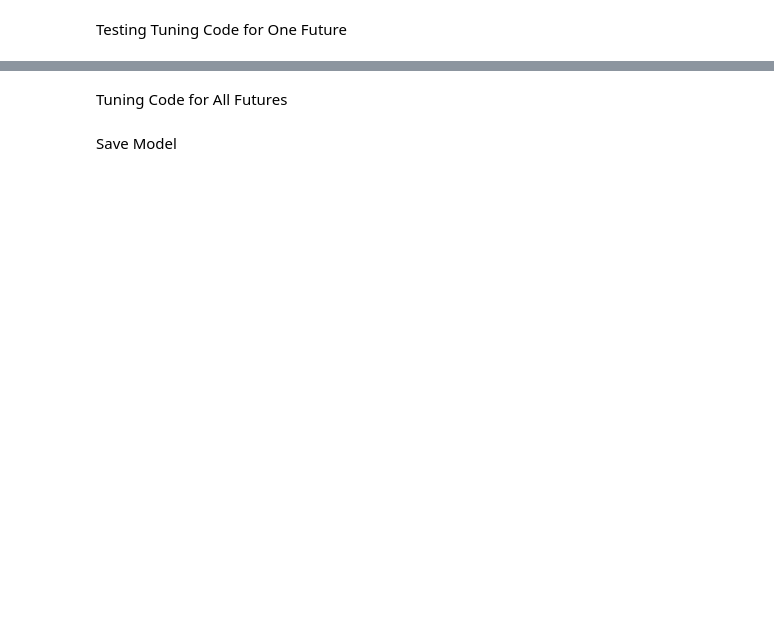
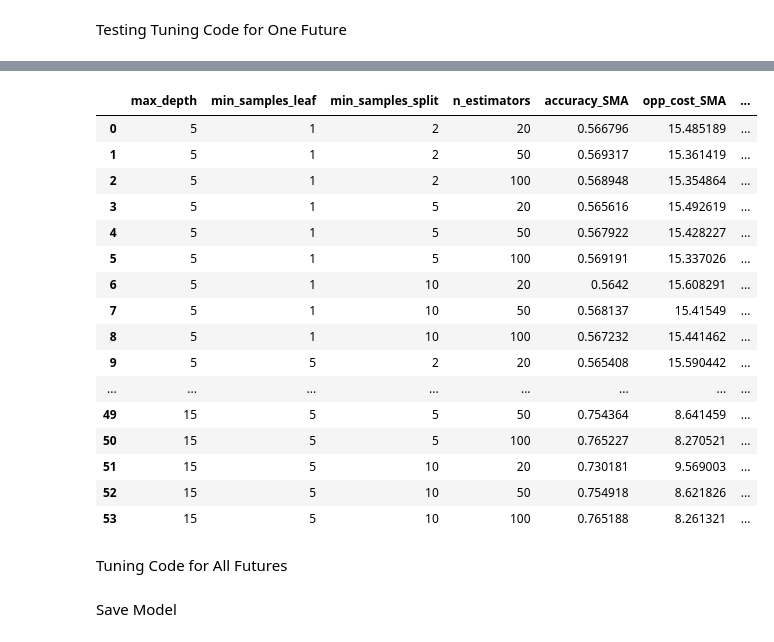
Before and after one commit to aeronsimshihwin/BT4013-toofdoctor, a Jupyter notebook: tuning_categorical_rf.ipynb, the cells around one changed output, grey strips where cells are left out. Saved outputs shown, nothing was run; the diff lists cells and outputs as text; code cells hidden in the pictures; blank space fills up the shorter version.

```diff
--- a/tuning_categorical_rf.ipynb
+++ b/tuning_categorical_rf.ipynb
@@ -13,8 +14,8 @@ futuresList = utils.futuresList
 
 rfParams = [
     {
-        "n_estimators": [20, 60, 100],
-        "max_depth": [None, 10, 20],
+        "n_estimators": [20, 50, 100],
+        "max_depth": [5, 10, 15],
         "min_samples_split": [2, 5, 10],
         "min_samples_leaf": [1, 5],
         # "max_features": ['sqrt', 'log2']
@@ -33,8 +34,6 @@ X_df = utils.generate_X_df([df.CLOSE, df.VOL], ["perc", "perc"])
 y_df = utils.generate_y_cat(df.CLOSE)
 cost_df = utils.perc_change(df.CLOSE, shift=0)
 # %%
-rfParams = [{"n_estimators": [20]}]
-
 parameter_grid = list(ParameterGrid(rfParams))
 # prepare collated results
 agg_results_collated = pd.DataFrame(index=list(range(len(parameter_grid))),
@@ -46,7 +45,8 @@ for i in range(len(parameter_grid)):
     param_set = parameter_grid[i]
     model = RandomForestClassifier(**param_set)
     win_results, agg_results = models.categorical.walk_forward(
-        model = model, X = X_df, y = y_df, cost_weight = cost_df, rolling = True, max_windows = 114
+        model = model, X = X_df, y = y_df, cost_weight = cost_df, rolling = True,
+        max_windows = 36, start_index = datetime.datetime(2010, 1, 1)
     )
     win_results_collated.append(win_results)
     agg_results_collated.loc[i, "accuracy_SMA"] = agg_results.loc["SMA", "accuracy"]
@@ -60,3 +78,23 @@ combined_df = pd.concat([parameter_df, agg_results_collated], axis=1)
+# %%
+combined_df
+# %% [output]
+|  | max_depth | min_samples_leaf | min_samples_split | n_estimators | accuracy_SMA | opp_cost_SMA | ... |
+| 0 | 5 | 1 | 2 | 20 | 0.566796 | 15.485189 | ... |
+| 1 | 5 | 1 | 2 | 50 | 0.569317 | 15.361419 | ... |
+| 2 | 5 | 1 | 2 | 100 | 0.568948 | 15.354864 | ... |
+| 3 | 5 | 1 | 5 | 20 | 0.565616 | 15.492619 | ... |
+| 4 | 5 | 1 | 5 | 50 | 0.567922 | 15.428227 | ... |
+| 5 | 5 | 1 | 5 | 100 | 0.569191 | 15.337026 | ... |
+| 6 | 5 | 1 | 10 | 20 | 0.5642 | 15.608291 | ... |
+| 7 | 5 | 1 | 10 | 50 | 0.568137 | 15.41549 | ... |
+| 8 | 5 | 1 | 10 | 100 | 0.567232 | 15.441462 | ... |
+| 9 | 5 | 5 | 2 | 20 | 0.565408 | 15.590442 | ... |
+| ... | ... | ... | ... | ... | ... | ... | ... |
+| 49 | 15 | 5 | 5 | 50 | 0.754364 | 8.641459 | ... |
+| 50 | 15 | 5 | 5 | 100 | 0.765227 | 8.270521 | ... |
+| 51 | 15 | 5 | 10 | 20 | 0.730181 | 9.569003 | ... |
+| 52 | 15 | 5 | 10 | 50 | 0.754918 | 8.621826 | ... |
+| 53 | 15 | 5 | 10 | 100 | 0.765188 | 8.261321 | ... |
 # %% [markdown]
 Tuning Code for All Futures
 # %%
```
Also changed, not shown: parts of 2 cells of this notebook, 1 other file.
